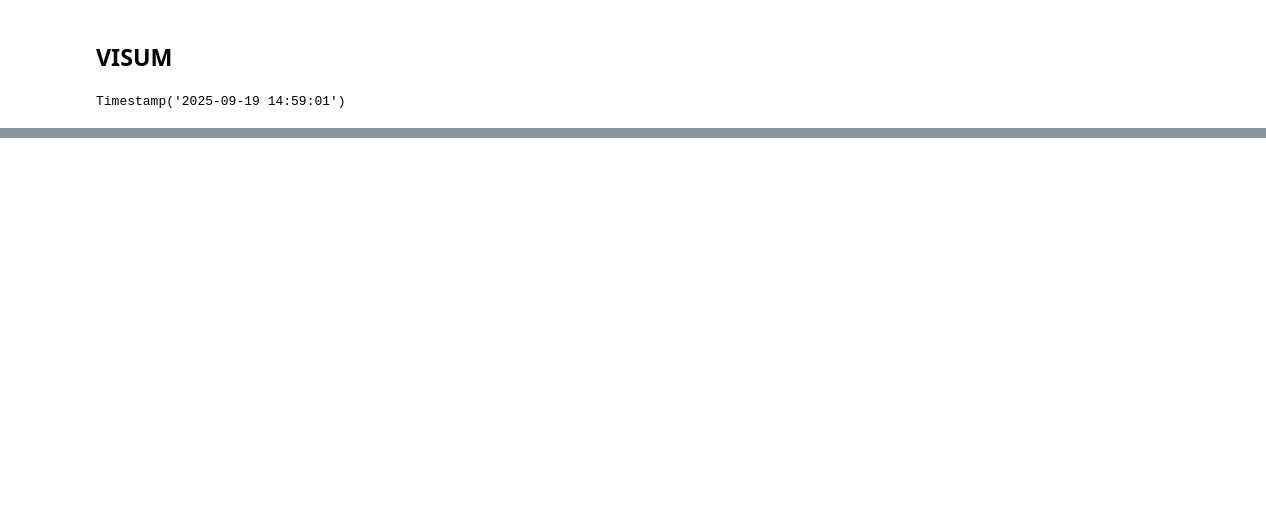
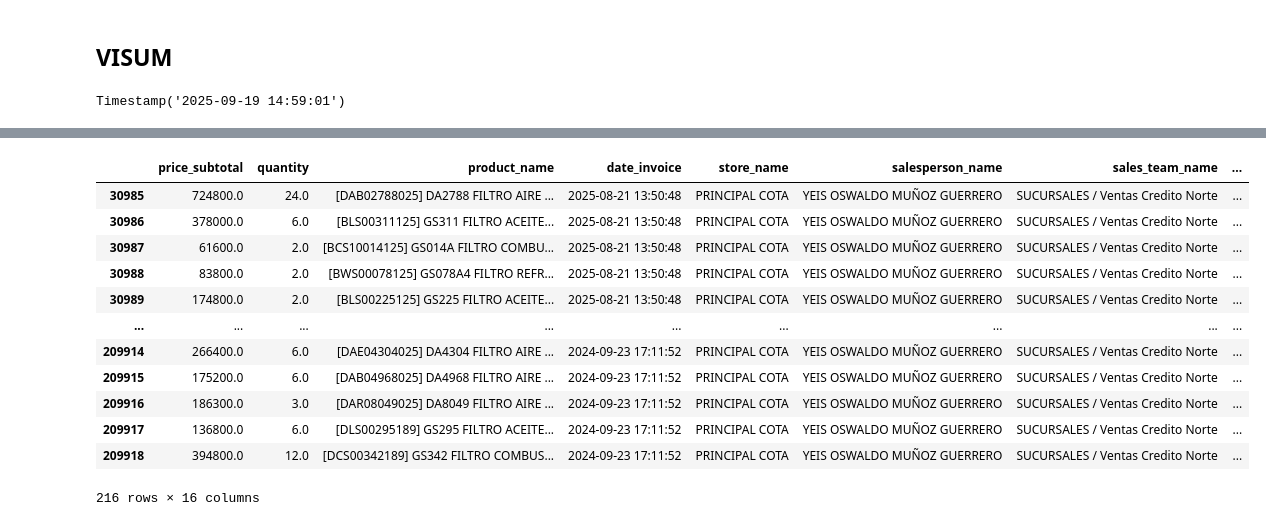
Before and after one commit to FiltrosDonsson/Proyectos-Data-analyst, a Jupyter notebook: VENTAS/promedio_ventas.ipynb, the cells around one changed output, grey strips where cells are left out. Drawn from its saved outputs; the diff is of its cells as text; code cells hidden in the pictures; blank space fills up the shorter version.

```diff
--- a/VENTAS/promedio_ventas.ipynb
+++ b/VENTAS/promedio_ventas.ipynb
@@ -163,2 +165,18 @@ df_h.sample(10)
+# %%
+df_h[df_h["client_name"]=="VILMAR LUBRICANTES S.A.S."]
+# %% [output]
+|  | price_subtotal | quantity | product_name | date_invoice | store_name | salesperson_name | sales_team_name | ... |
+| 30985 | 724800.0 | 24.0 | [DAB02788025] DA2788 FILTRO AIRE ... | 2025-08-21 13:50:48 | PRINCIPAL COTA | YEIS OSWALDO MUÑOZ GUERRERO | SUCURSALES / Ventas Credito Norte | ... |
+| 30986 | 378000.0 | 6.0 | [BLS00311125] GS311 FILTRO ACEITE... | 2025-08-21 13:50:48 | PRINCIPAL COTA | YEIS OSWALDO MUÑOZ GUERRERO | SUCURSALES / Ventas Credito Norte | ... |
+| 30987 | 61600.0 | 2.0 | [BCS10014125] GS014A FILTRO COMBU... | 2025-08-21 13:50:48 | PRINCIPAL COTA | YEIS OSWALDO MUÑOZ GUERRERO | SUCURSALES / Ventas Credito Norte | ... |
+| 30988 | 83800.0 | 2.0 | [BWS00078125] GS078A4 FILTRO REFR... | 2025-08-21 13:50:48 | PRINCIPAL COTA | YEIS OSWALDO MUÑOZ GUERRERO | SUCURSALES / Ventas Credito Norte | ... |
+| 30989 | 174800.0 | 2.0 | [BLS00225125] GS225 FILTRO ACEITE... | 2025-08-21 13:50:48 | PRINCIPAL COTA | YEIS OSWALDO MUÑOZ GUERRERO | SUCURSALES / Ventas Credito Norte | ... |
+| ... | ... | ... | ... | ... | ... | ... | ... | ... |
+| 209914 | 266400.0 | 6.0 | [DAE04304025] DA4304 FILTRO AIRE ... | 2024-09-23 17:11:52 | PRINCIPAL COTA | YEIS OSWALDO MUÑOZ GUERRERO | SUCURSALES / Ventas Credito Norte | ... |
+| 209915 | 175200.0 | 6.0 | [DAB04968025] DA4968 FILTRO AIRE ... | 2024-09-23 17:11:52 | PRINCIPAL COTA | YEIS OSWALDO MUÑOZ GUERRERO | SUCURSALES / Ventas Credito Norte | ... |
+| 209916 | 186300.0 | 3.0 | [DAR08049025] DA8049 FILTRO AIRE ... | 2024-09-23 17:11:52 | PRINCIPAL COTA | YEIS OSWALDO MUÑOZ GUERRERO | SUCURSALES / Ventas Credito Norte | ... |
+| 209917 | 136800.0 | 6.0 | [DLS00295189] GS295 FILTRO ACEITE... | 2024-09-23 17:11:52 | PRINCIPAL COTA | YEIS OSWALDO MUÑOZ GUERRERO | SUCURSALES / Ventas Credito Norte | ... |
+| 209918 | 394800.0 | 12.0 | [DCS00342189] GS342 FILTRO COMBUS... | 2024-09-23 17:11:52 | PRINCIPAL COTA | YEIS OSWALDO MUÑOZ GUERRERO | SUCURSALES / Ventas Credito Norte | ... |
+216 rows × 16 columns
 # %%
 df_h.to_excel("harold_vendedor.xlsx")
```
Also changed, not shown: parts of 3 cells of this notebook, 16 other files.
